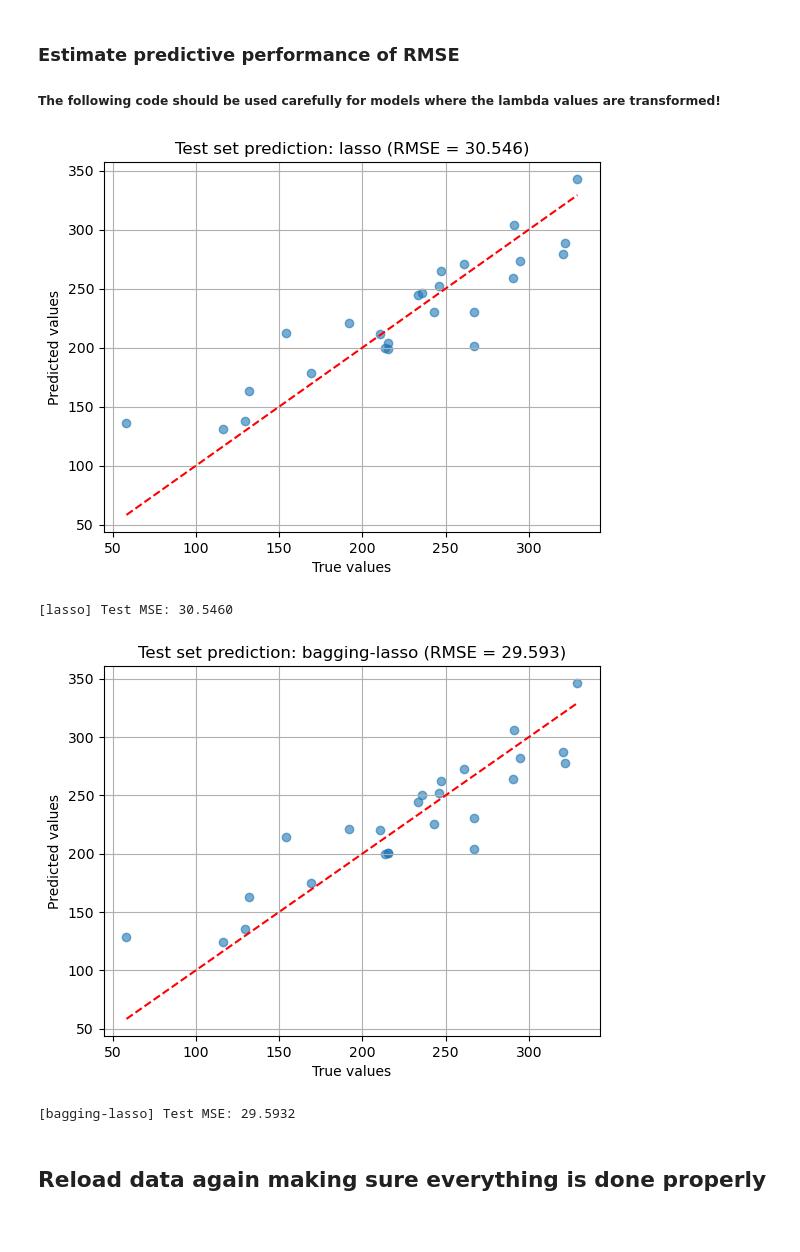
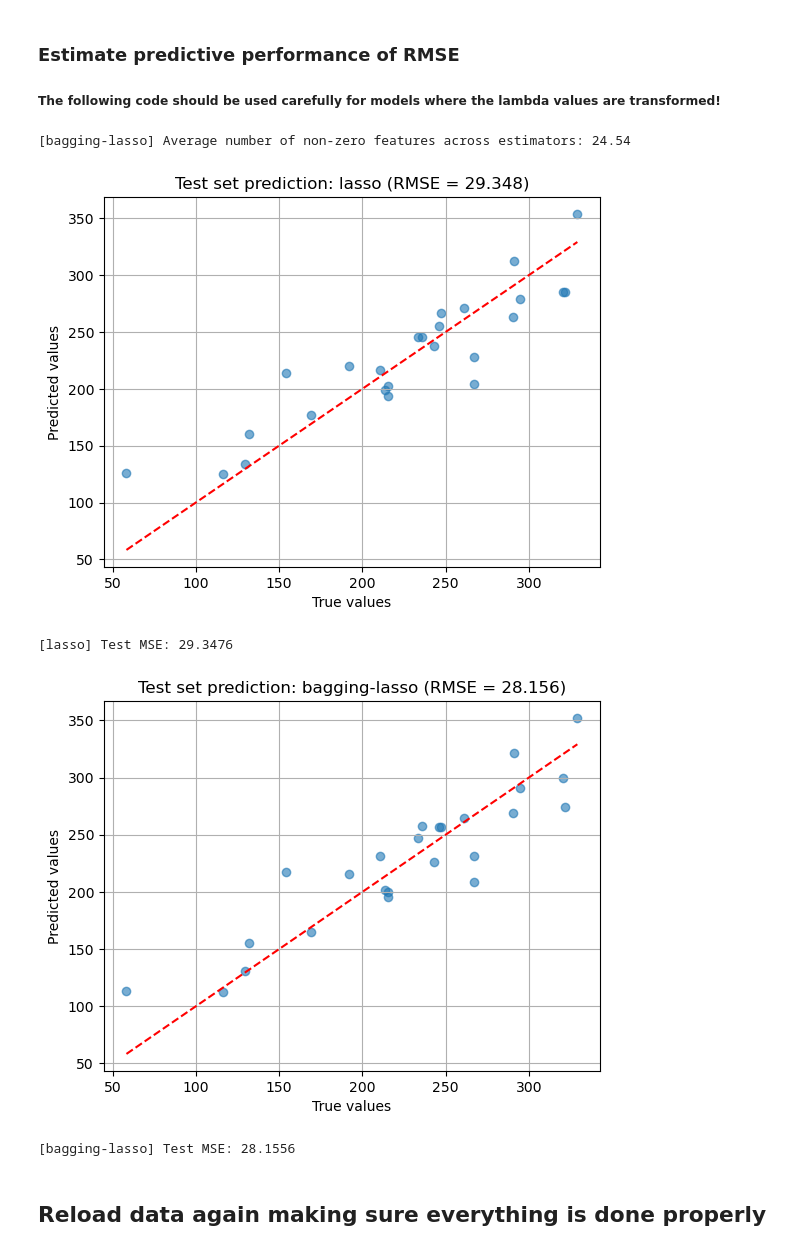
Before and after one commit to BjarkeErichsen/ComputationalDataAnalysisComp, a Jupyter notebook: main.ipynb, the cells around one changed output. Cells and saved outputs as stored; diff of their text form; code cells hidden in the pictures.

```diff
--- a/main.ipynb
+++ b/main.ipynb
@@ -674,7 +674,7 @@ with warnings.catch_warnings(): # done to disable all the convergence warnings f
                 elif reg_model == "partial-least-squares":
 
                     value = 1/np.min(lambdas)*lambda_  # You can tune this
-                    n_components = min(X_train.shape[0], int(round(value)))
+                    n_components = min(25, int(round(value)))
 
                     reg = PLSRegression(n_components=n_components)
                     reg.fit(X_train, y_train)
@@ -697,7 +697,7 @@ with warnings.catch_warnings(): # done to disable all the convergence warnings f
 
 
                 RSS = devianceFunc(y_test, yscores)
-                deviance[reg_i, k, i] = np.sqrt(RSS / y_test.shape[0])
+                deviance[reg_i, k, i] = RSS
 
                 val_predictions[reg_model].append(yscores)
                 val_true_values[reg_model].append(y_test)
@@ -706,8 +706,8 @@ with warnings.catch_warnings(): # done to disable all the convergence warnings f
 #Compute the average and std of the deviance over CV folds
 best_lambdas = {}
 for regr_mod in range(len(regression_models)):
-    testError = np.mean(deviance[regr_mod], axis=0)  #we do across axis=0, because this axis corrosponds to the folds, meaning we average across all elements of the same column
-    testStd = np.std(deviance[regr_mod], axis=0)
+    testError = np.sqrt(np.sum(deviance[regr_mod], axis=0) / YTrain.shape[0])  #we do across axis=0, because this axis corrosponds to the folds, meaning we average across all elements of the same column
+    testStd = np.std(np.sqrt(deviance[regr_mod] / YTrain.shape[0]), axis=0)
     k = np.argmin(testError)
     testStd = testStd[k]
     #Select the optimal lambda using the 1-std-rule
@@ -800,39 +824,46 @@ def eval_data_on_testset(XTrain, YTrain, XTest, YTest):
         elif reg_model == "bagging-lasso":
             n_estimators = 100
             preds = []
+            nonzero_counts = []  # ⬅️ track non-zero coefficients
             for _ in range(n_estimators):
                 indices = np.random.choice(len(XTrain), size=len(XTrain), replace=True)
                 X_boot = XTrain[indices]
                 y_boot = YTrain[indices]
                 reg = Lasso(alpha=best_lambda)
                 reg.fit(X_boot, y_boot)
                 preds.append(reg.predict(XTest))
+                nonzero_counts.append(np.count_nonzero(reg.coef_))  # ⬅️ count non-zero features
+
             yscores = np.mean(preds, axis=0)
+            avg_nonzeros = np.mean(nonzero_counts)  # ⬅️ compute average
+            print(f"[{reg_model}] Average number of non-zero features across estimators: {avg_nonzeros:.2f}")
+
 
         yscores_test[reg_model] = yscores
         #RSS = np.sum((YTest - yscores) ** 2)
         RSS = np.sum((YTest - yscores)**2)
         RSS_test[reg_model] = np.sqrt(RSS / YTest.shape[0])
 
     for reg_model in regression_models:
         yscores = yscores_test[reg_model]
         RSS = RSS_test[reg_model]
 
         plt.figure()
         plt.scatter(YTest, yscores, alpha=0.6)
         plt.plot([YTest.min(), YTest.max()], [YTest.min(), YTest.max()], 'r--')
         plt.xlabel("True values")
         plt.ylabel("Predicted values")
         plt.title(f"Test set prediction: {reg_model} (RMSE = {RSS:.3f})")
         plt.grid(True)
         plt.show()
         print(f"[{reg_model}] Test MSE: {RSS:.4f}")
 eval_data_on_testset(XTrain, YTrain, XTest, YTest)
 # %% [output]
+[bagging-lasso] Average number of non-zero features across estimators: 24.54
-[figure, old version]
+[figure, new version]
-[lasso] Test MSE: 30.5460
+[lasso] Test MSE: 29.3476
-[figure, old version]
+[figure, new version]
-[bagging-lasso] Test MSE: 29.5932
+[bagging-lasso] Test MSE: 28.1556
 # %% [markdown]
 ## Reload data again making sure everything is done properly
 # %%
```
Also changed, not shown: parts of 6 cells of this notebook, 1 other file.
